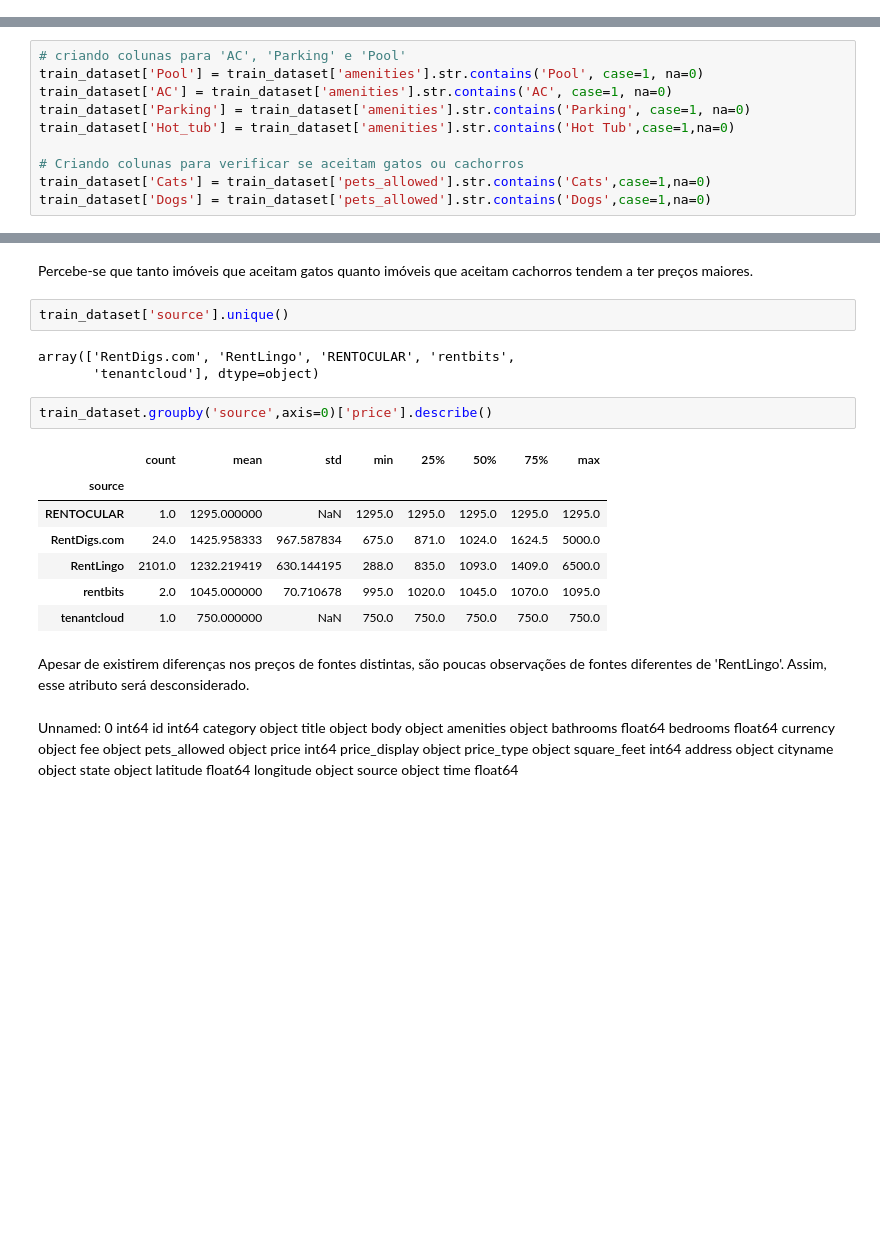
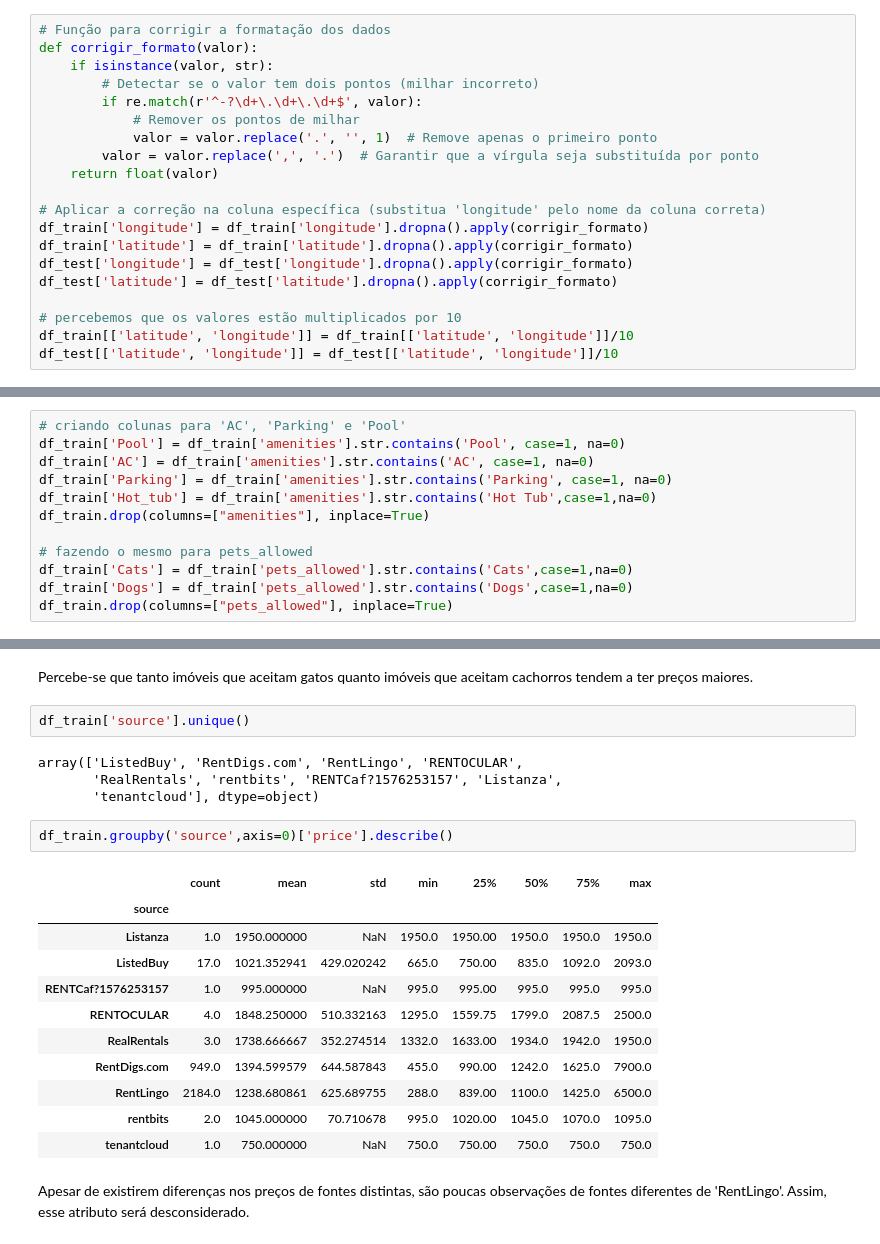
Before and after one commit to joaopcvieira/CMC-13, a Jupyter notebook: Lab Final/main.ipynb, the cells around one changed output, grey strips where cells are left out. Cells and saved outputs as stored; diff of their text form; blank space fills up the shorter version.

```diff
--- a/Lab Final/main.ipynb
+++ b/Lab Final/main.ipynb
@@ -57,0 +138,20 @@ dtype: object
+# %%
+# Função para corrigir a formatação dos dados
+def corrigir_formato(valor):
+    if isinstance(valor, str):
+        # Detectar se o valor tem dois pontos (milhar incorreto)
+        if re.match(r'^-?\d+\.\d+\.\d+$', valor):
+            # Remover os pontos de milhar
+            valor = valor.replace('.', '', 1)  # Remove apenas o primeiro ponto
+        valor = valor.replace(',', '.')  # Garantir que a vírgula seja substituída por ponto
+    return float(valor)
+
+# Aplicar a correção na coluna específica (substitua 'longitude' pelo nome da coluna correta)
+df_train['longitude'] = df_train['longitude'].dropna().apply(corrigir_formato)
+df_train['latitude'] = df_train['latitude'].dropna().apply(corrigir_formato)
+df_test['longitude'] = df_test['longitude'].dropna().apply(corrigir_formato)
+df_test['latitude'] = df_test['latitude'].dropna().apply(corrigir_formato)
+
+# percebemos que os valores estão multiplicados por 10
+df_train[['latitude', 'longitude']] = df_train[['latitude', 'longitude']]/10
+df_test[['latitude', 'longitude']] = df_test[['latitude', 'longitude']]/10
@@ -58,10 +216,12 @@ dtype: object
 # %%
 # criando colunas para 'AC', 'Parking' e 'Pool'
-train_dataset['Pool'] = train_dataset['amenities'].str.contains('Pool', case=1, na=0)
-train_dataset['AC'] = train_dataset['amenities'].str.contains('AC', case=1, na=0)
-train_dataset['Parking'] = train_dataset['amenities'].str.contains('Parking', case=1, na=0)
-train_dataset['Hot_tub'] = train_dataset['amenities'].str.contains('Hot Tub',case=1,na=0)
+df_train['Pool'] = df_train['amenities'].str.contains('Pool', case=1, na=0)
+df_train['AC'] = df_train['amenities'].str.contains('AC', case=1, na=0)
+df_train['Parking'] = df_train['amenities'].str.contains('Parking', case=1, na=0)
+df_train['Hot_tub'] = df_train['amenities'].str.contains('Hot Tub',case=1,na=0)
+df_train.drop(columns=["amenities"], inplace=True)
 
-# Criando colunas para verificar se aceitam gatos ou cachorros
-train_dataset['Cats'] = train_dataset['pets_allowed'].str.contains('Cats',case=1,na=0)
-train_dataset['Dogs'] = train_dataset['pets_allowed'].str.contains('Dogs',case=1,na=0)
+# fazendo o mesmo para pets_allowed
+df_train['Cats'] = df_train['pets_allowed'].str.contains('Cats',case=1,na=0)
+df_train['Dogs'] = df_train['pets_allowed'].str.contains('Dogs',case=1,na=0)
+df_train.drop(columns=["pets_allowed"], inplace=True)
@@ -127,42 +241,24 @@ sns.pairplot(train_dataset[['Cats','Dogs','price']])
 # %% [markdown]
 Percebe-se que tanto imóveis que aceitam gatos quanto imóveis que aceitam cachorros tendem a ter preços maiores.
 # %%
-train_dataset['source'].unique()
+df_train['source'].unique()
 # %% [output]
-array(['RentDigs.com', 'RentLingo', 'RENTOCULAR', 'rentbits',
+array(['ListedBuy', 'RentDigs.com', 'RentLingo', 'RENTOCULAR',
+       'RealRentals', 'rentbits', 'RENTCaf?1576253157', 'Listanza',
        'tenantcloud'], dtype=object)
 # %%
-train_dataset.groupby('source',axis=0)['price'].describe()
+df_train.groupby('source',axis=0)['price'].describe()
 # %% [output]
 |  | count | mean | std | min | 25% | 50% | 75% | max |
 | source |  |  |  |  |  |  |  |  |
-| RENTOCULAR | 1.0 | 1295.000000 | NaN | 1295.0 | 1295.0 | 1295.0 | 1295.0 | 1295.0 |
-| RentDigs.com | 24.0 | 1425.958333 | 967.587834 | 675.0 | 871.0 | 1024.0 | 1624.5 | 5000.0 |
-| RentLingo | 2101.0 | 1232.219419 | 630.144195 | 288.0 | 835.0 | 1093.0 | 1409.0 | 6500.0 |
-| rentbits | 2.0 | 1045.000000 | 70.710678 | 995.0 | 1020.0 | 1045.0 | 1070.0 | 1095.0 |
-| tenantcloud | 1.0 | 750.000000 | NaN | 750.0 | 750.0 | 750.0 | 750.0 | 750.0 |
+| Listanza | 1.0 | 1950.000000 | NaN | 1950.0 | 1950.00 | 1950.0 | 1950.0 | 1950.0 |
+| ListedBuy | 17.0 | 1021.352941 | 429.020242 | 665.0 | 750.00 | 835.0 | 1092.0 | 2093.0 |
+| RENTCaf?1576253157 | 1.0 | 995.000000 | NaN | 995.0 | 995.00 | 995.0 | 995.0 | 995.0 |
+| RENTOCULAR | 4.0 | 1848.250000 | 510.332163 | 1295.0 | 1559.75 | 1799.0 | 2087.5 | 2500.0 |
+| RealRentals | 3.0 | 1738.666667 | 352.274514 | 1332.0 | 1633.00 | 1934.0 | 1942.0 | 1950.0 |
+| RentDigs.com | 949.0 | 1394.599579 | 644.587843 | 455.0 | 990.00 | 1242.0 | 1625.0 | 7900.0 |
+| RentLingo | 2184.0 | 1238.680861 | 625.689755 | 288.0 | 839.00 | 1100.0 | 1425.0 | 6500.0 |
+| rentbits | 2.0 | 1045.000000 | 70.710678 | 995.0 | 1020.00 | 1045.0 | 1070.0 | 1095.0 |
+| tenantcloud | 1.0 | 750.000000 | NaN | 750.0 | 750.00 | 750.0 | 750.0 | 750.0 |
 # %% [markdown]
 Apesar de existirem diferenças nos preços de fontes distintas, são poucas observações de fontes diferentes de 'RentLingo'. Assim, esse atributo será desconsiderado.
-# %% [markdown]
-Unnamed: 0         int64
-id                 int64
-category          object
-title             object
-body              object
-amenities         object
-bathrooms        float64
-bedrooms         float64
-currency          object
-fee               object
-pets_allowed      object
-price              int64
-price_display     object
-price_type        object
-square_feet        int64
-address           object
-cityname          object
-state             object
-latitude         float64
-longitude         object
-source            object
-time             float64
```
Also changed, not shown: parts of 30 cells of this notebook.
